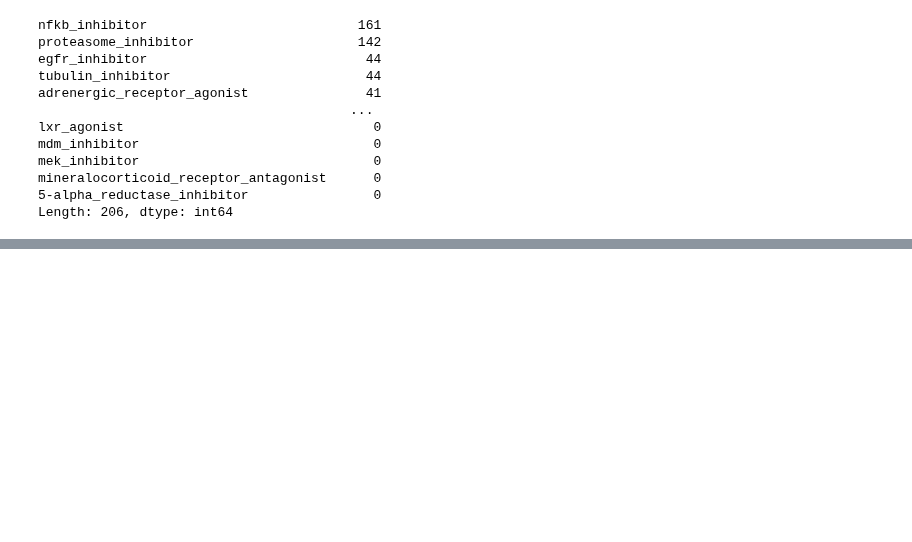
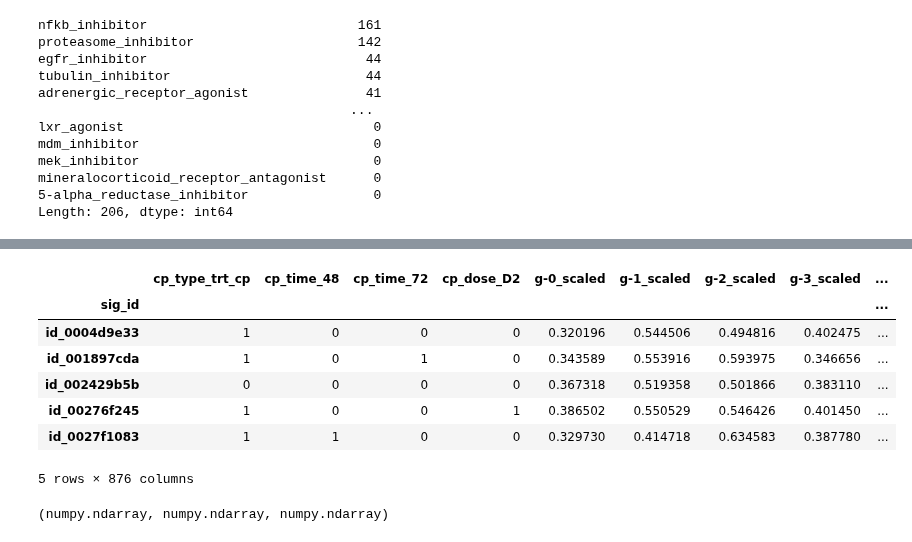
Before and after one commit to Yongliang-Shi/Mechanism-of-Action-Prediction, a Jupyter notebook: model_moa.ipynb, the cells around one changed output, grey strips where cells are left out. Saved outputs shown, nothing was run; the diff lists cells and outputs as text; code cells hidden in the pictures; blank space fills up the shorter version.

```diff
--- a/model_moa.ipynb
+++ b/model_moa.ipynb
@@ -221,0 +236,22 @@ Length: 206, dtype: int64
+# %%
+# Take a look at X_test_scaled
+X_test_scaled.head()
+# %% [output]
+|  | cp_type_trt_cp | cp_time_48 | cp_time_72 | cp_dose_D2 | g-0_scaled | g-1_scaled | g-2_scaled | g-3_scaled | ... |
+| sig_id |  |  |  |  |  |  |  |  | ... |
+| id_0004d9e33 | 1 | 0 | 0 | 0 | 0.320196 | 0.544506 | 0.494816 | 0.402475 | ... |
+| id_001897cda | 1 | 0 | 1 | 0 | 0.343589 | 0.553916 | 0.593975 | 0.346656 | ... |
+| id_002429b5b | 0 | 0 | 0 | 0 | 0.367318 | 0.519358 | 0.501866 | 0.383110 | ... |
+| id_00276f245 | 1 | 0 | 0 | 1 | 0.386502 | 0.550529 | 0.546426 | 0.401450 | ... |
+| id_0027f1083 | 1 | 1 | 0 | 0 | 0.329730 | 0.414718 | 0.634583 | 0.387780 | ... |
+5 rows × 876 columns
+# %%
+# Convert all the dataset to np.assy
+X_train_scaled = X_train_scaled.values
+Y_train = Y_train.values
+X_test_scaled = X_test_scaled.values
+
+# Print out the dtypes of X_ and Y_
+type(X_train_scaled), type(Y_train), type(X_test_scaled)
+# %% [output]
+(numpy.ndarray, numpy.ndarray, numpy.ndarray)
```
Also changed, not shown: parts of 38 cells of this notebook.
